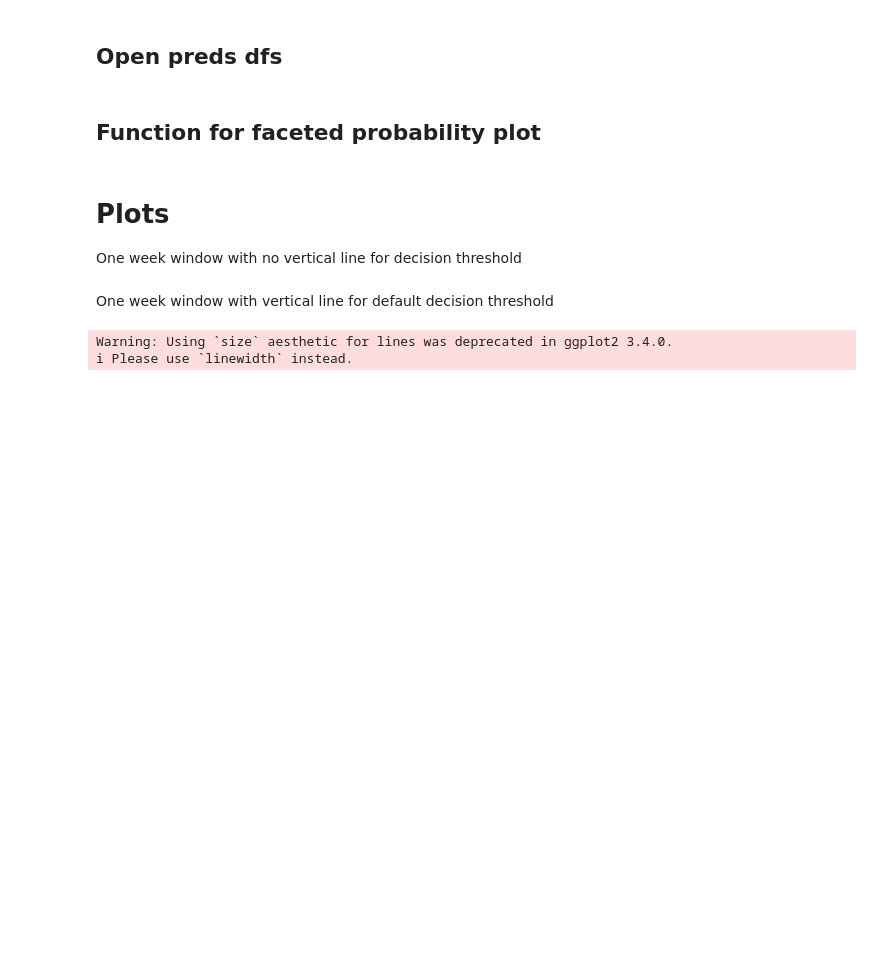
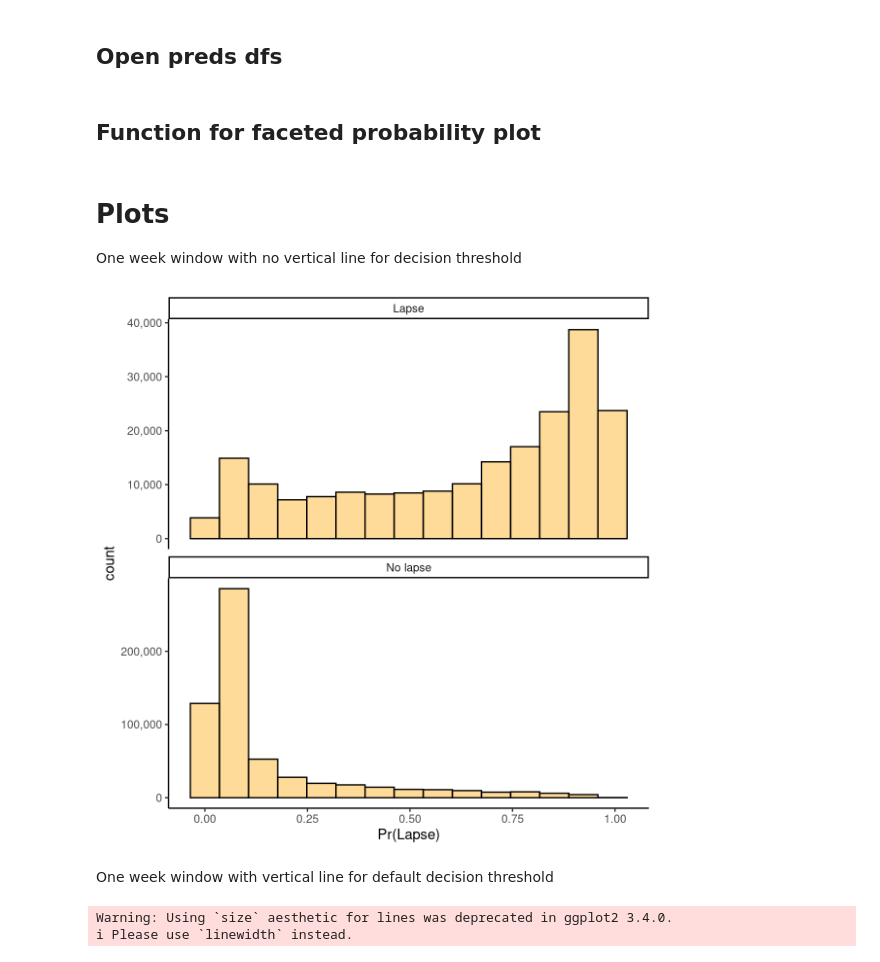
Before and after one commit to jjcurtin/slide_decks, a Jupyter notebook: docs/notebooks/ema_figs_probability.out.ipynb, the cells around one changed output. Cells and saved outputs as stored; diff of their text form; code cells hidden in the pictures; blank space fills up the shorter version.

```diff
--- a/docs/notebooks/ema_figs_probability.out.ipynb
+++ b/docs/notebooks/ema_figs_probability.out.ipynb
@@ -59,7 +59,11 @@ One week window with no vertical line for decision threshold
 # %%
 
 fig_week <- preds_week |>
   plot_probs("week")
+
+fig_week
+# %% [output]
+[figure, added]
 # %% [markdown]
 One week window with vertical line for default decision threshold
 # %%
```
Also changed, not shown: 20 other files.
